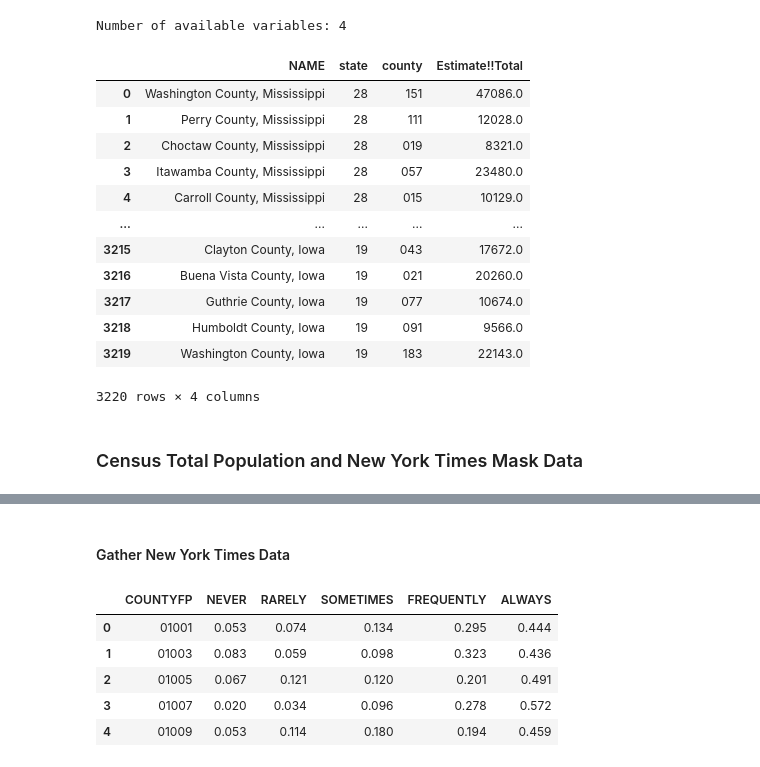
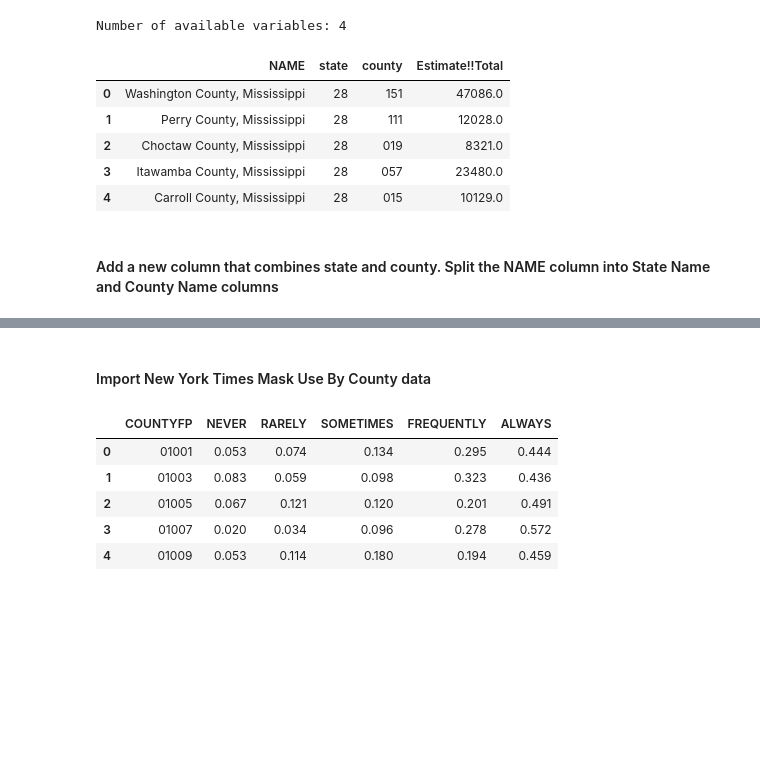
Before and after one commit to havyjavy/Healthcare-and-Covid-19, a Jupyter notebook: Notebooks/Mask_Usage_Income.ipynb, the cells around one changed output, grey strips where cells are left out. Drawn from its saved outputs; the diff is of its cells as text; code cells hidden in the pictures; blank space fills up the shorter version.

```diff
--- a/Notebooks/Mask_Usage_Income.ipynb
+++ b/Notebooks/Mask_Usage_Income.ipynb
@@ -44,44 +63,40 @@ response = requests.get(url).json()
 variables = pd.DataFrame(response['variables']).transpose()
 
 print(f"Number of available variables: {len(variables)}")
 
 table_info = variables[(variables['predicateType']=='int') & (variables['label'].str.contains("Estimate"))]
 
 
 table_columns = ""
 for ind in table_info.index:
     table_columns = table_columns + f"{ind},"
 
 
 column_list = table_columns[:-1]
 census_data = c.acs5.get(("NAME", column_list),
                           {'for': 'county:*'})
 
 for i in range(len(table_info)) :
     for d in census_data:
         d[table_info.iloc[i, 0]] = d.pop(table_info.index[i])
 
 
 census_B01003_TotalPop_df = pd.DataFrame(census_data)
-census_B01003_TotalPop_df.to_csv("census_B01003_TotalPop.csv", encoding="utf-8", index=False )
-census_B01003_TotalPop_df
+
+outfile = os.path.join("Output", "census_B01003_TotalPop.csv")
+census_B01003_TotalPop_df.to_csv(outfile, encoding="utf-8", index=False )
+
+census_B01003_TotalPop_df.head()
 # %% [output]
 Number of available variables: 4
 |  | NAME | state | county | Estimate!!Total |
 | 0 | Washington County, Mississippi | 28 | 151 | 47086.0 |
 | 1 | Perry County, Mississippi | 28 | 111 | 12028.0 |
 | 2 | Choctaw County, Mississippi | 28 | 019 | 8321.0 |
 | 3 | Itawamba County, Mississippi | 28 | 057 | 23480.0 |
 | 4 | Carroll County, Mississippi | 28 | 015 | 10129.0 |
-| ... | ... | ... | ... | ... |
-| 3215 | Clayton County, Iowa | 19 | 043 | 17672.0 |
-| 3216 | Buena Vista County, Iowa | 19 | 021 | 20260.0 |
-| 3217 | Guthrie County, Iowa | 19 | 077 | 10674.0 |
-| 3218 | Humboldt County, Iowa | 19 | 091 | 9566.0 |
-| 3219 | Washington County, Iowa | 19 | 183 | 22143.0 |
-3220 rows × 4 columns
-# %% [markdown]
-### Census Total Population and New York Times Mask Data
+# %% [markdown]
+#### Add a new column that combines state and county.  Split the NAME column into State Name and County Name columns
 # %%
 census_B01003_TotalPop_df.dtypes
 
@@ -110,5 +125,5 @@ census_TotalPop_sorted.head()
 | 3 | Bibb County, Alabama | 01 | 007 | 22527.0 | 01007 | Alabama | Bibb County |
 | 4 | Blount County, Alabama | 01 | 009 | 57645.0 | 01009 | Alabama | Blount County |
 # %% [markdown]
-#### Gather New York Times Data
+#### Import New York Times Mask Use By County data
 # %%
```
Also changed, not shown: parts of 26 cells of this notebook, 6 other files.
